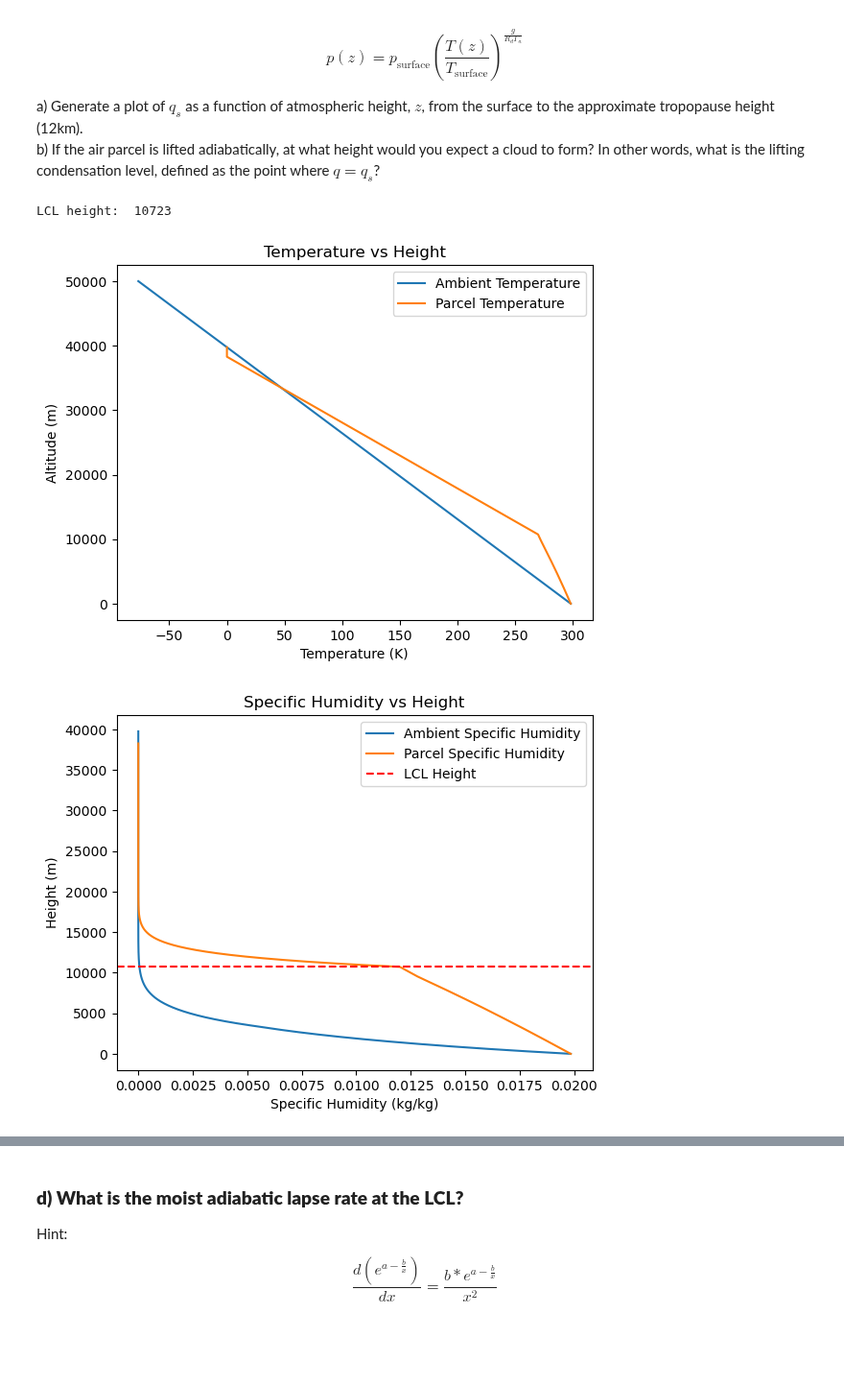
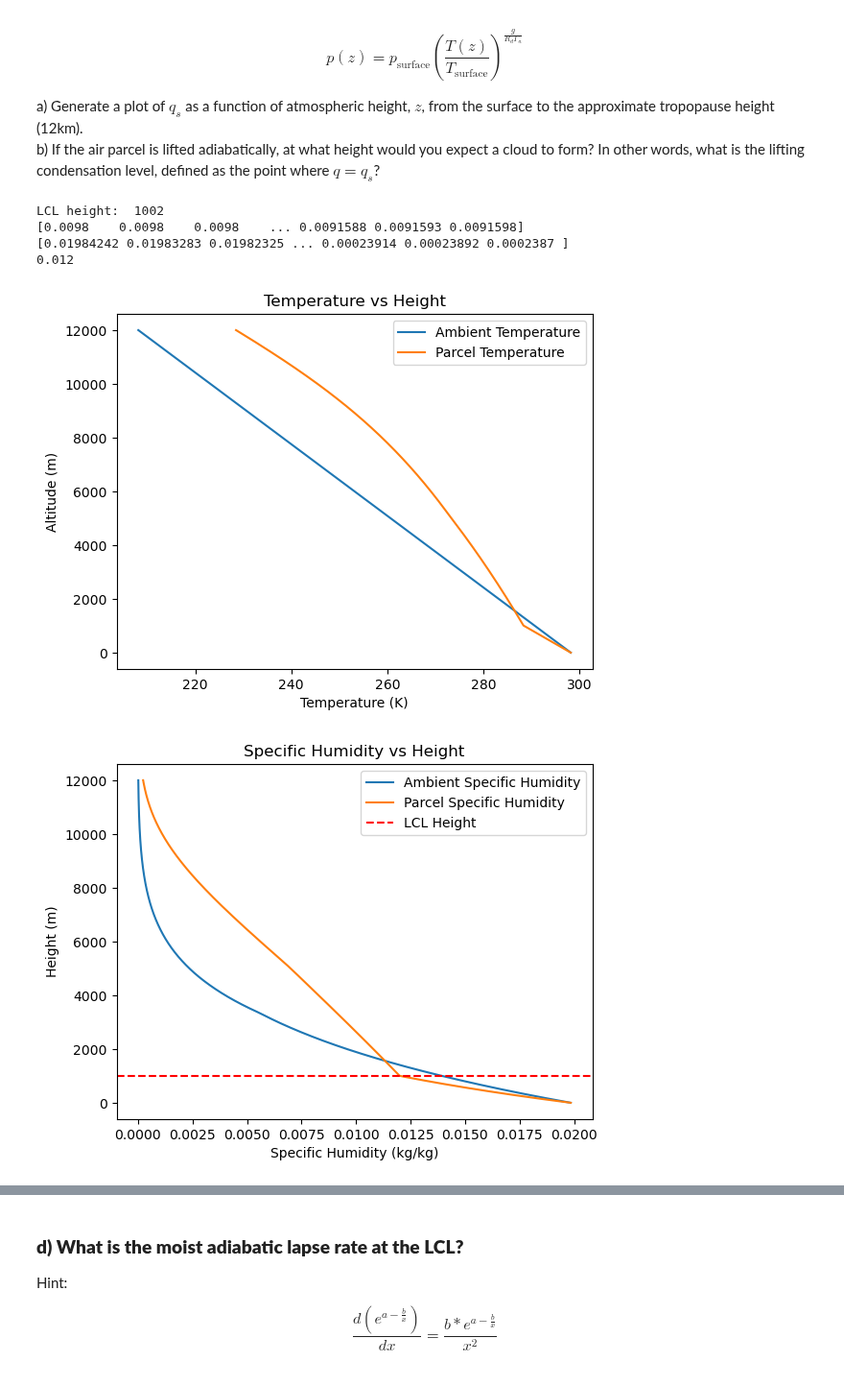
Before and after one commit to atdunwoody/EcoHydro, a Jupyter notebook: CIVE 520/HW2 revision.ipynb, the cells around one changed output, grey strips where cells are left out. Shown at 96% size. Cells and saved outputs as stored; diff of their text form; code cells hidden in the pictures; blank space fills up the shorter version.

```diff
--- a/CIVE 520/HW2 revision.ipynb
+++ b/CIVE 520/HW2 revision.ipynb
@@ -67,8 +67,13 @@ def calc_moist_lapse_rate(T, dqs_dT):
     L_term = np.where(T > 273.15, L_v, L_s) #latent heat of vaporization if T > 0, latent heat of sublimation if T <= 0
     return  dry_lapse_rate / (1 + ((L_term / c_p) * dqs_dT))
 
+# Calculate des/dT using Clausius Claperyon equation
+
+# dqs/dT = epsilon / P * des/dT, des/dT  = Lv * es /(Rv * T^2)
+# Margulis
+
 # Initialization
-z = np.linspace(0, 50000, 50000) #height in meters
+z = np.linspace(0, 12000, 12000) #height in meters
 T_amb = calc_ambient_temp(z)
 P = calc_ambient_pressure(z)
 qs_amb = calc_qs(T_amb, P)
@@ -80,45 +85,52 @@ qs_parcel[0] = calc_qs(T_s, P_s)
 parcel_lapse_rate = np.full(len(z), dry_lapse_rate)
 
 for i in range(1, len(z)):
-    # Calculate the gradient of qs with respect to T numerically at T_parcel[i-1]
-    # Use a small temperature difference for the numerical derivative
-    delta_T = 0.001
-    qs_at_T = calc_qs(T_parcel[i-1], P[i-1])
-    qs_at_T_plus_deltaT = calc_qs(T_parcel[i-1] + delta_T, P[i-1])
-    dqs_dT = (qs_at_T_plus_deltaT - qs_at_T) / delta_T
+    dqs_dT = (epsilon / P[i]) * ((L_v * calc_e_sat(T_parcel[i-1])) / (R_v * T_parcel[i-1]**2))
 
-    if qs_parcel[i-1] < q_parcel:
-        parcel_lapse_rate[i] = dry_lapse_rate
-    else:
+    if qs_parcel[i-1] < q_parcel and i > 25:
         parcel_lapse_rate[i] = calc_moist_lapse_rate(T_parcel[i-1], dqs_dT)
 
     dz = z[i] - z[i-1]
     T_parcel[i] = T_parcel[i-1] - dz * parcel_lapse_rate[i]
     qs_parcel[i] = calc_qs(T_parcel[i], P[i])
 
 LCL_height = np.where(qs_parcel <= q_parcel)[0][0]
 print("LCL height: ", LCL_height)
-
+print(parcel_lapse_rate)
+print(qs_parcel)
+print(q_parcel)
 #Plot temps
 plt.plot(T_amb, z, label='Ambient Temperature')
 plt.plot(T_parcel, z, label='Parcel Temperature')
 plt.xlabel('Temperature (K)')
 plt.ylabel('Altitude (m)')
 plt.title('Temperature vs Height')
 plt.legend()
 plt.show()
 
 # plot q_parcel and q_amb vs z
 plt.plot(qs_amb, z, label='Ambient Specific Humidity')
 plt.plot(qs_parcel, z, label='Parcel Specific Humidity')
 #plot horitzontal line at 1100
 plt.axhline(LCL_height, color='r', linestyle='--', label='LCL Height')
 plt.xlabel('Specific Humidity (kg/kg)')
 plt.ylabel('Height (m)')
 plt.title('Specific Humidity vs Height')
 plt.legend()
 plt.show()
+
+#plot lapse rate vs z
+plt.plot(parcel_lapse_rate, z, label='Parcel Lapse Rate')
+
+plt.xlabel('Lapse Rate (K/m)')
+plt.ylabel('Height (m)')
+plt.title('Lapse Rate vs Height')
+plt.legend()
+plt.show()
 # %% [output]
-LCL height:  10723
+LCL height:  1002
+[0.0098    0.0098    0.0098    ... 0.0091588 0.0091593 0.0091598]
+[0.01984242 0.01983283 0.01982325 ... 0.00023914 0.00023892 0.0002387 ]
+0.012
-[figure, old version]
+[figure, new version]
-[figure, old version]
+[figure, new version]
```
Also changed, not shown: parts of 5 cells of this notebook, 1 other file.
